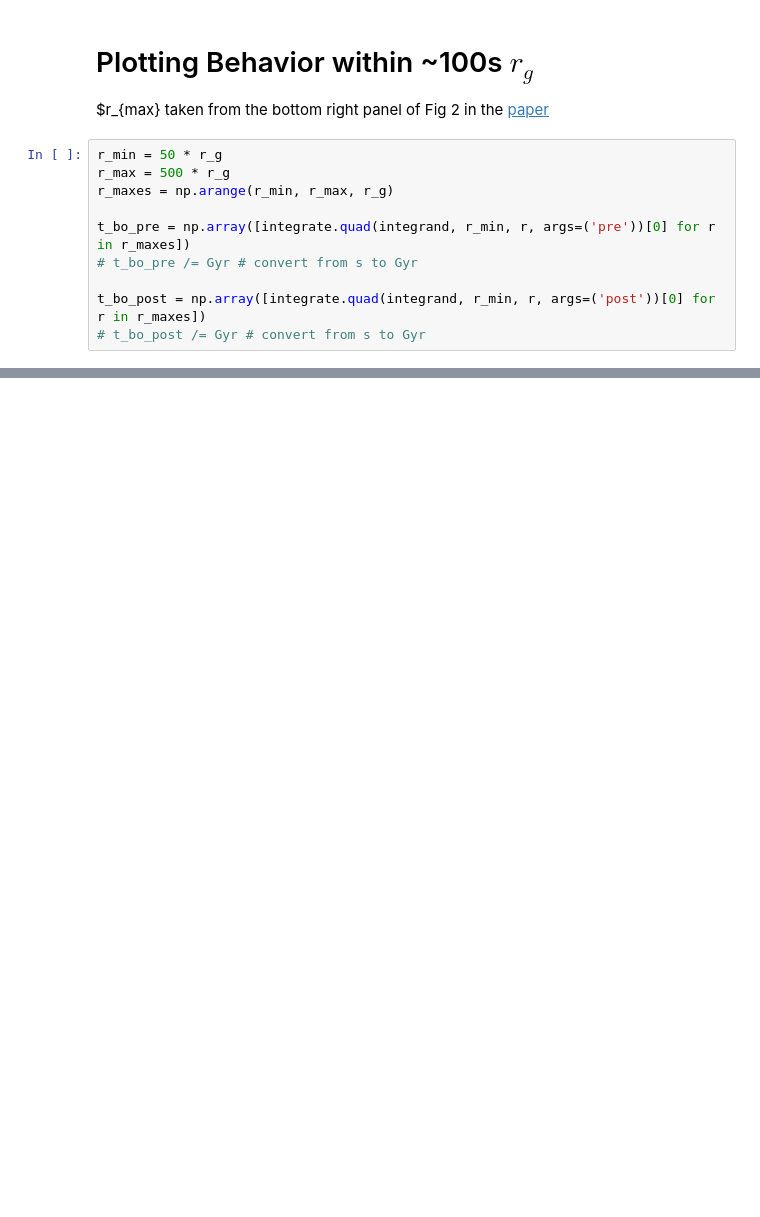
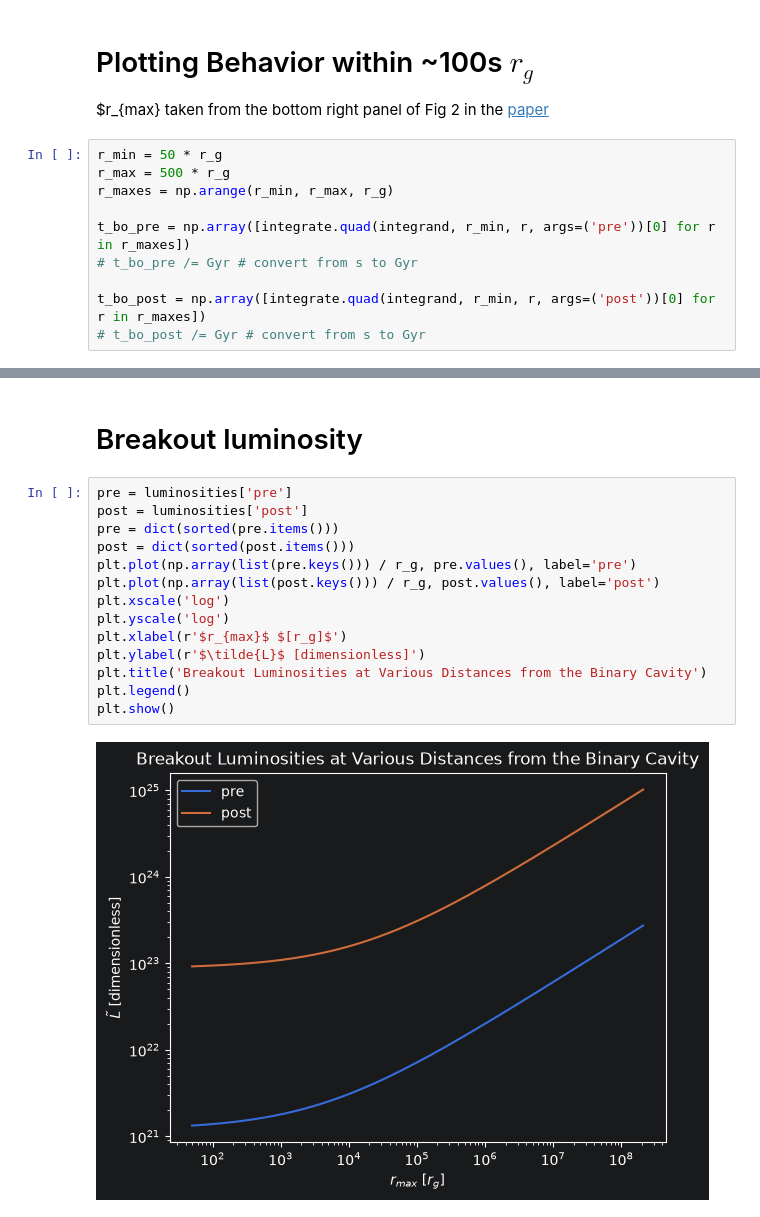
Before and after one commit to jparas-3/smbhb-project, a Jupyter notebook: jet_ism/jet_ism.ipynb, the cells around one changed output, grey strips where cells are left out. Cells and saved outputs as stored; diff of their text form; blank space fills up the shorter version.

```diff
--- a/jet_ism/jet_ism.ipynb
+++ b/jet_ism/jet_ism.ipynb
@@ -145,0 +176,18 @@ plt.show()
+# %% [markdown]
+# Breakout luminosity
+# %%
+pre = luminosities['pre']
+post = luminosities['post']
+pre = dict(sorted(pre.items()))
+post = dict(sorted(post.items()))
+plt.plot(np.array(list(pre.keys())) / r_g, pre.values(), label='pre')
+plt.plot(np.array(list(post.keys())) / r_g, post.values(), label='post')
+plt.xscale('log')
+plt.yscale('log')
+plt.xlabel(r'$r_{max}$ $[r_g]$')
+plt.ylabel(r'$\tilde{L}$ [dimensionless]')
+plt.title('Breakout Luminosities at Various Distances from the Binary Cavity')
+plt.legend()
+plt.show()
+# %% [output]
+[figure, added]
```
Also changed, not shown: parts of 6 cells of this notebook, 1 other file.
